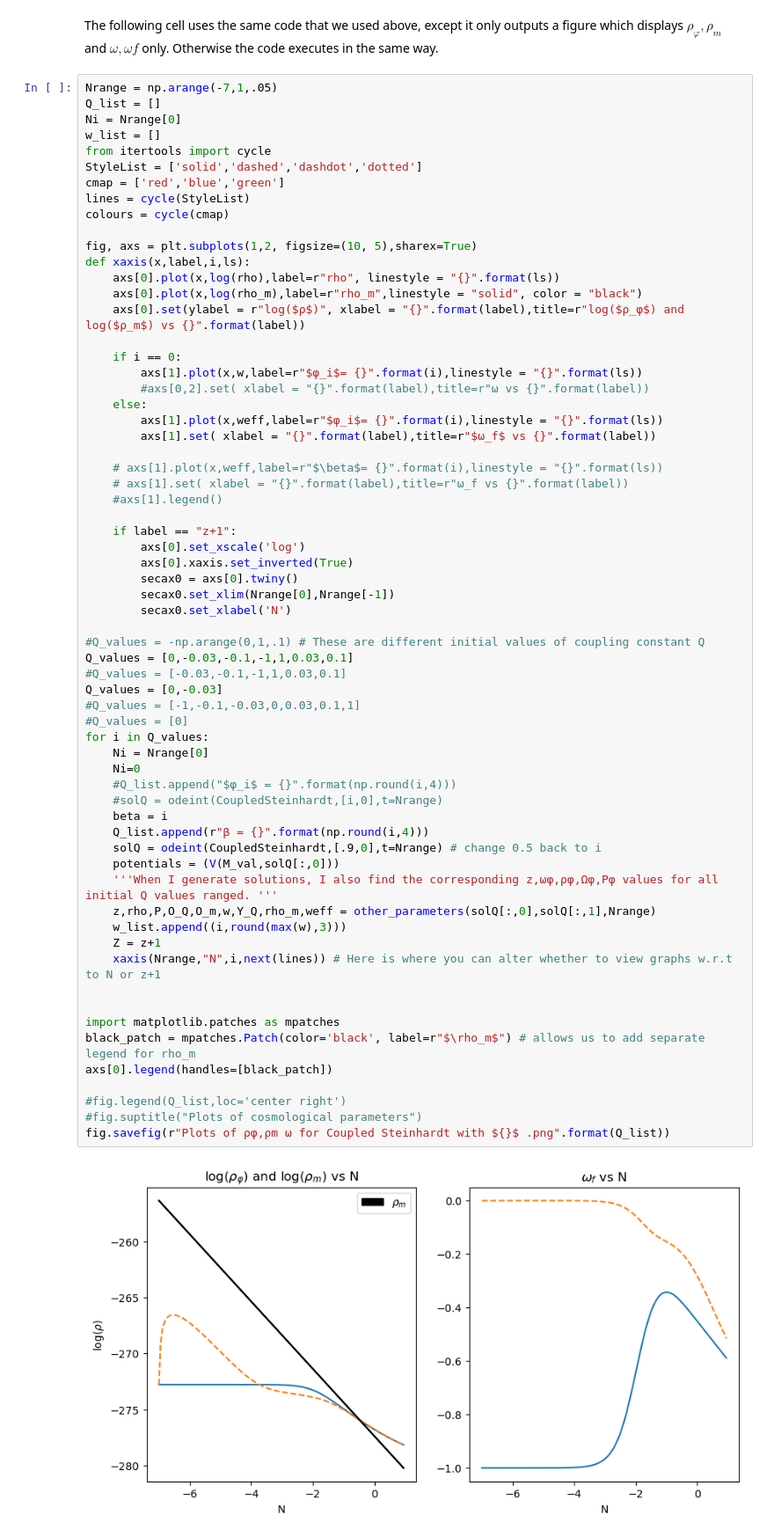
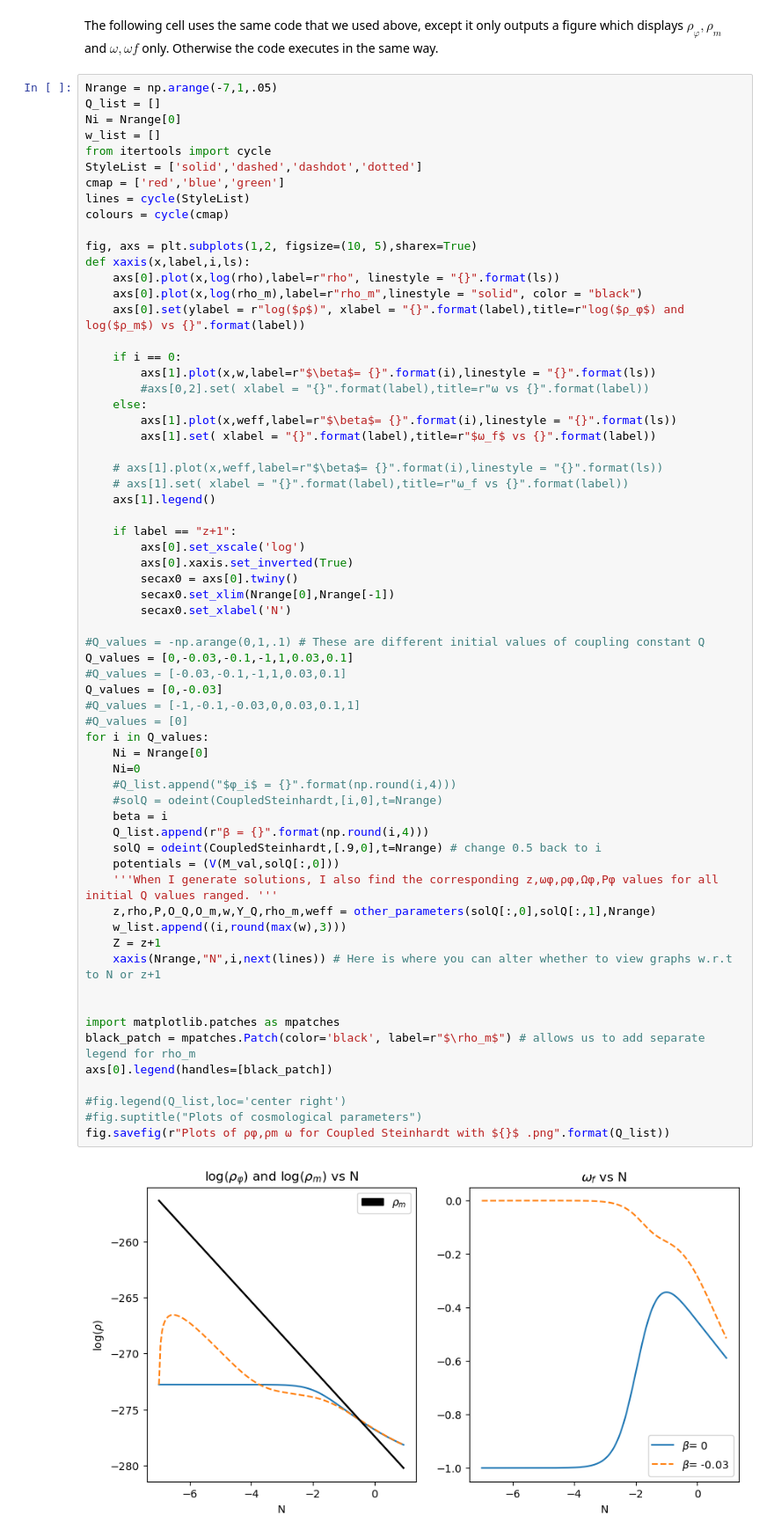
Before and after one commit to JOEngland86/4th-year-project, a Jupyter notebook: notebooks/Final Version of code/Python Version of Different β.ipynb, the cells around one changed output. Shown at 88% size. Cells and saved outputs as stored; diff of their text form.

```diff
--- a/notebooks/Final Version of code/Python Version of Different β.ipynb
+++ b/notebooks/Final Version of code/Python Version of Different β.ipynb
@@ -228,15 +228,15 @@ def xaxis(x,label,i,ls):
     axs[0].set(ylabel = r"log($ρ$)", xlabel = "{}".format(label),title=r"log($ρ_φ$) and log($ρ_m$) vs {}".format(label))
 
     if i == 0:
-        axs[1].plot(x,w,label=r"$φ_i$= {}".format(i),linestyle = "{}".format(ls))
+        axs[1].plot(x,w,label=r"$\beta$= {}".format(i),linestyle = "{}".format(ls))
         #axs[0,2].set( xlabel = "{}".format(label),title=r"ω vs {}".format(label))
     else:
-        axs[1].plot(x,weff,label=r"$φ_i$= {}".format(i),linestyle = "{}".format(ls))
+        axs[1].plot(x,weff,label=r"$\beta$= {}".format(i),linestyle = "{}".format(ls))
         axs[1].set( xlabel = "{}".format(label),title=r"$ω_f$ vs {}".format(label))
 
     # axs[1].plot(x,weff,label=r"$\beta$= {}".format(i),linestyle = "{}".format(ls))
     # axs[1].set( xlabel = "{}".format(label),title=r"ω_f vs {}".format(label))
-    #axs[1].legend()
+    axs[1].legend()
 
     if label == "z+1":
         axs[0].set_xscale('log')
@@ -248,31 +248,31 @@ def xaxis(x,label,i,ls):
 #Q_values = -np.arange(0,1,.1) # These are different initial values of coupling constant Q
 Q_values = [0,-0.03,-0.1,-1,1,0.03,0.1]
 #Q_values = [-0.03,-0.1,-1,1,0.03,0.1]
 Q_values = [0,-0.03]
 #Q_values = [-1,-0.1,-0.03,0,0.03,0.1,1]
 #Q_values = [0]
 for i in Q_values:
     Ni = Nrange[0]
     Ni=0
     #Q_list.append("$φ_i$ = {}".format(np.round(i,4)))
     #solQ = odeint(CoupledSteinhardt,[i,0],t=Nrange)
     beta = i
     Q_list.append(r"β = {}".format(np.round(i,4)))
     solQ = odeint(CoupledSteinhardt,[.9,0],t=Nrange) # change 0.5 back to i
     potentials = (V(M_val,solQ[:,0]))
     '''When I generate solutions, I also find the corresponding z,ωφ,ρφ,Ωφ,Pφ values for all initial Q values ranged. '''
     z,rho,P,O_Q,O_m,w,Y_Q,rho_m,weff = other_parameters(solQ[:,0],solQ[:,1],Nrange)
     w_list.append((i,round(max(w),3)))
     Z = z+1
     xaxis(Nrange,"N",i,next(lines)) # Here is where you can alter whether to view graphs w.r.t to N or z+1
 
 
 import matplotlib.patches as mpatches
 black_patch = mpatches.Patch(color='black', label=r"$\rho_m$") # allows us to add separate legend for rho_m
 axs[0].legend(handles=[black_patch])
 
 #fig.legend(Q_list,loc='center right')
 #fig.suptitle("Plots of cosmological parameters")
 fig.savefig(r"Plots of ρφ,ρm ω for Coupled Steinhardt with ${}$ .png".format(Q_list))
 # %% [output]
-[figure, old version]
+[figure, new version]
```
Also changed, not shown: 1 other file.
